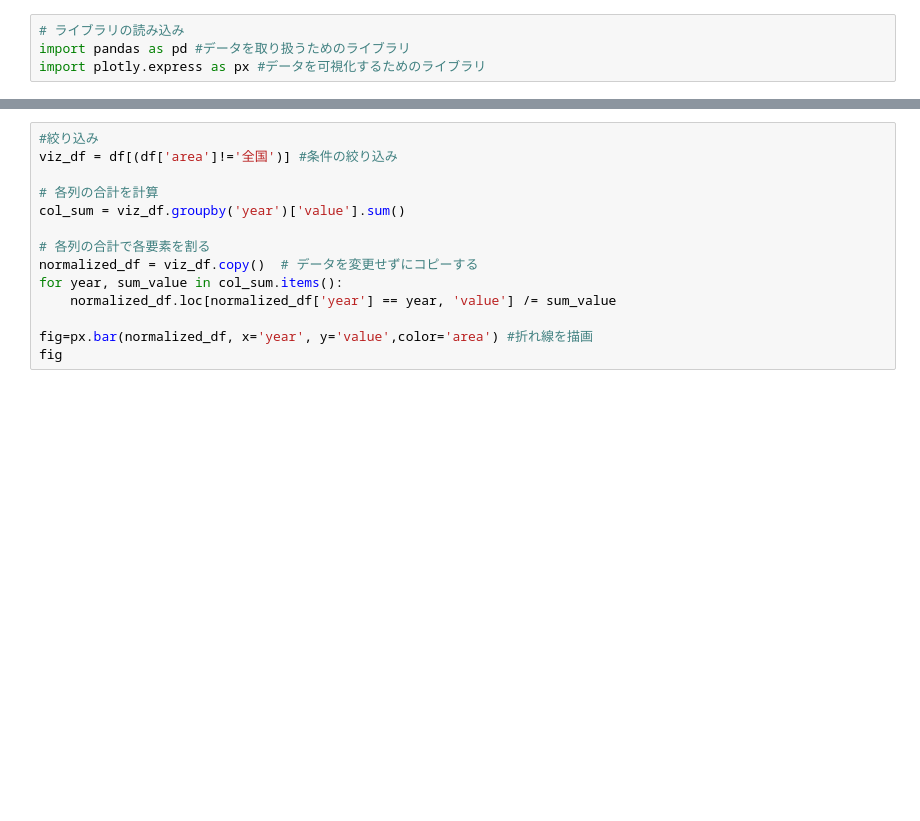
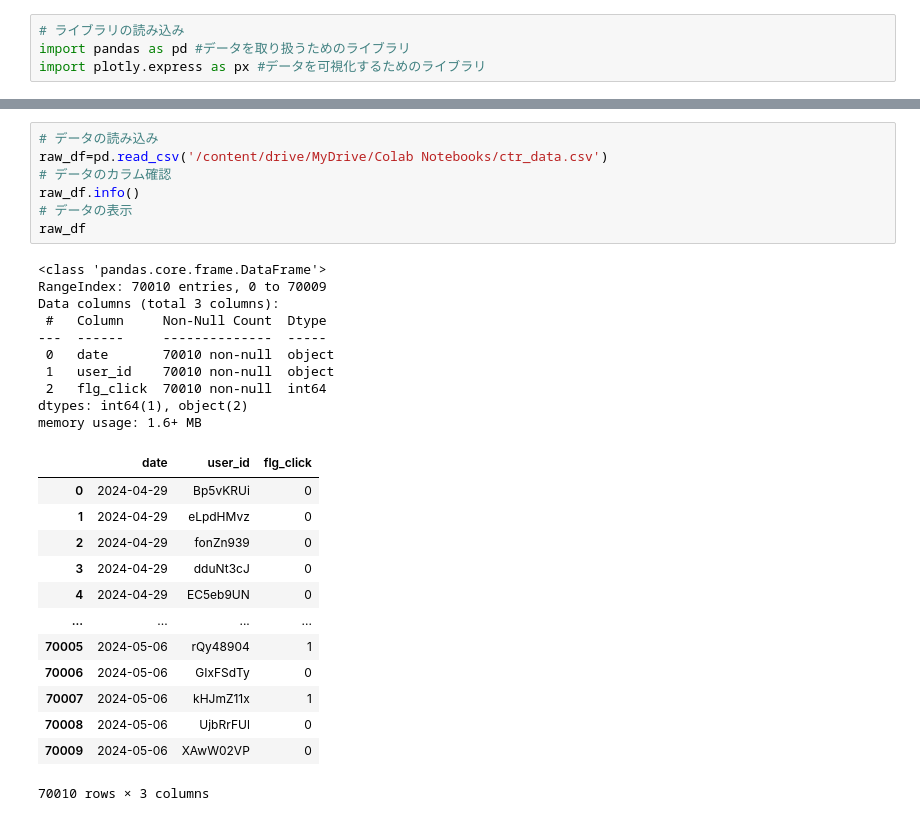
Before and after one commit to umedadada/nikkei_software_202407, a Jupyter notebook: 2024_nikkei_02.ipynb, the cells around one changed output, grey strips where cells are left out. Cells and saved outputs as stored; diff of their text form; blank space fills up the shorter version.

```diff
--- a/2024_nikkei_02.ipynb
+++ b/2024_nikkei_02.ipynb
@@ -121,14 +198,31 @@ fig
-# %%
-#絞り込み
-viz_df = df[(df['area']!='全国')] #条件の絞り込み
-
-# 各列の合計を計算
-col_sum = viz_df.groupby('year')['value'].sum()
-
-# 各列の合計で各要素を割る
-normalized_df = viz_df.copy()  # データを変更せずにコピーする
-for year, sum_value in col_sum.items():
-    normalized_df.loc[normalized_df['year'] == year, 'value'] /= sum_value
-
-fig=px.bar(normalized_df, x='year', y='value',color='area') #折れ線を描画
-fig
+# %%
+# データの読み込み
+raw_df=pd.read_csv('/content/drive/MyDrive/Colab Notebooks/ctr_data.csv')
+# データのカラム確認
+raw_df.info()
+# データの表示
+raw_df
+# %% [output]
+<class 'pandas.core.frame.DataFrame'>
+RangeIndex: 70010 entries, 0 to 70009
+Data columns (total 3 columns):
+ #   Column     Non-Null Count  Dtype
+---  ------     --------------  -----
+ 0   date       70010 non-null  object
+ 1   user_id    70010 non-null  object
+ 2   flg_click  70010 non-null  int64
+dtypes: int64(1), object(2)
+memory usage: 1.6+ MB
+|  | date | user_id | flg_click |
+| 0 | 2024-04-29 | Bp5vKRUi | 0 |
+| 1 | 2024-04-29 | eLpdHMvz | 0 |
+| 2 | 2024-04-29 | fonZn939 | 0 |
+| 3 | 2024-04-29 | dduNt3cJ | 0 |
+| 4 | 2024-04-29 | EC5eb9UN | 0 |
+| ... | ... | ... | ... |
+| 70005 | 2024-05-06 | rQy48904 | 1 |
+| 70006 | 2024-05-06 | GIxFSdTy | 0 |
+| 70007 | 2024-05-06 | kHJmZ11x | 1 |
+| 70008 | 2024-05-06 | UjbRrFUl | 0 |
+| 70009 | 2024-05-06 | XAwW02VP | 0 |
+70010 rows × 3 columns
```
Also changed, not shown: parts of 18 cells of this notebook.
